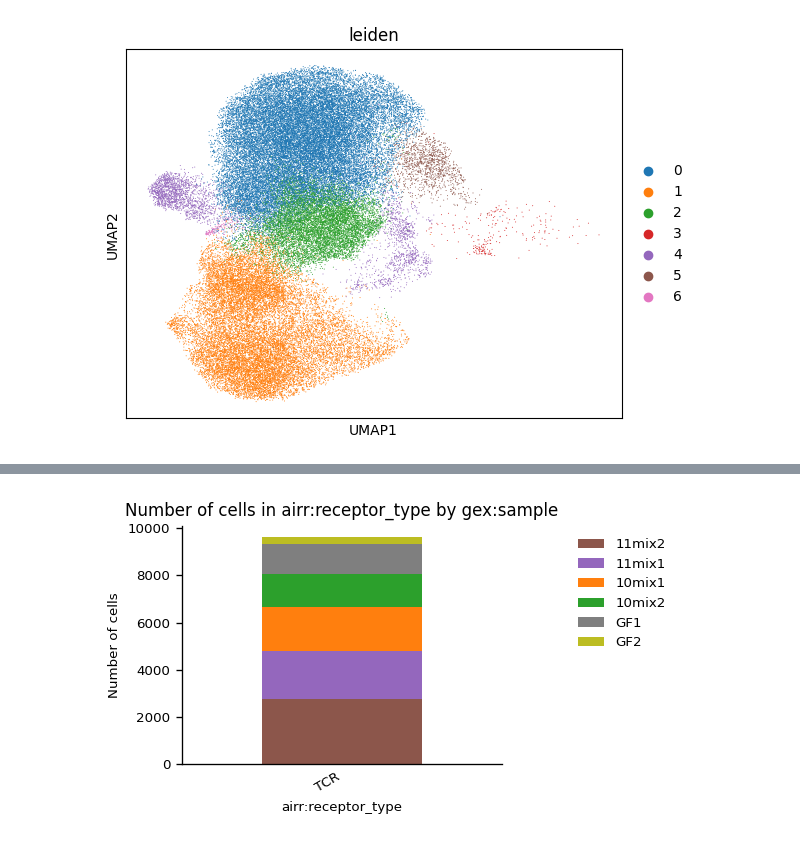
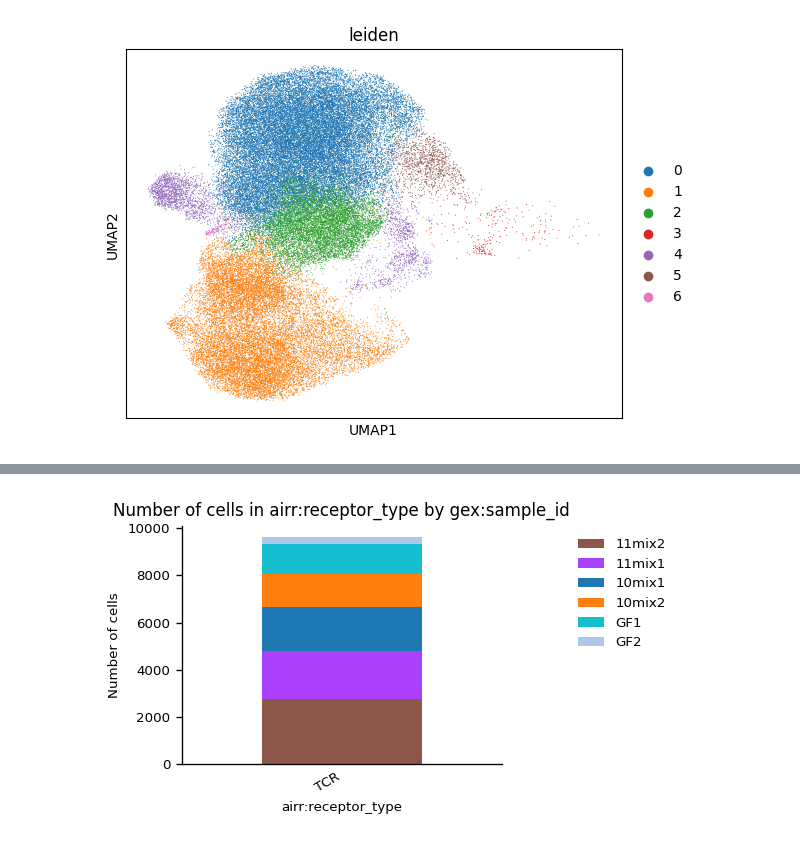
Before and after one commit to ErikaKvalem/honda_microbial_metabolites_2021, a Jupyter notebook: 20_scripts/40_single-cell-sorted-cd8/40_gex_surface_prot/012_tcr_integration.ipynb, the cells around one changed output, grey strips where cells are left out. Cells and saved outputs as stored; diff of their text form; code cells hidden in the pictures.

```diff
--- a/20_scripts/40_single-cell-sorted-cd8/40_gex_surface_prot/012_tcr_integration.ipynb
+++ b/20_scripts/40_single-cell-sorted-cd8/40_gex_surface_prot/012_tcr_integration.ipynb
@@ -222,0 +210,8 @@ MuData object with n_obs × n_vars = 122357 × 11945
+# %%
+# Define the conditions
+colon_samples = ["10mix1", "10mix2", "11mix1", "11mix2", "GF1", "GF2"]
+
+# Use np.where() to create the 'origin' column based on conditions
+mdata["airr"].obs["origin"] = mdata["airr"].obs.index.to_series().apply(
+    lambda x: "colon" if x in colon_samples else "til"
+)
@@ -231,8 +250,8 @@ mu.pl.embedding(mdata, basis="gex:umap", color=["gex:origin"], ax=ax3)
 # %%
 ir.tl.chain_qc(mdata)
 
 _ = ir.pl.group_abundance(
-   mdata, groupby="airr:receptor_type", target_col="gex:sample"
-)tcr
+   mdata, groupby="airr:receptor_type", target_col="gex:sample_id"
+)
 # %% [output]
-[figure, old version]
+[figure, new version]
```
Also changed, not shown: parts of 18 cells of this notebook.
